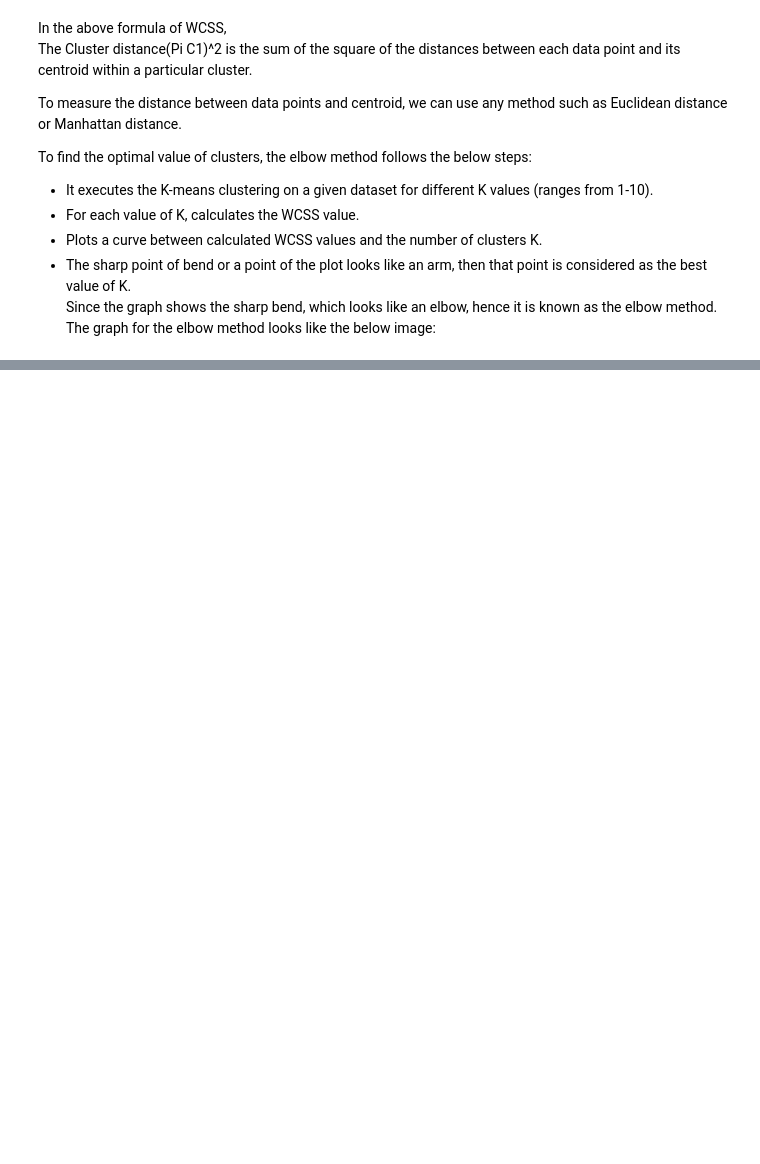
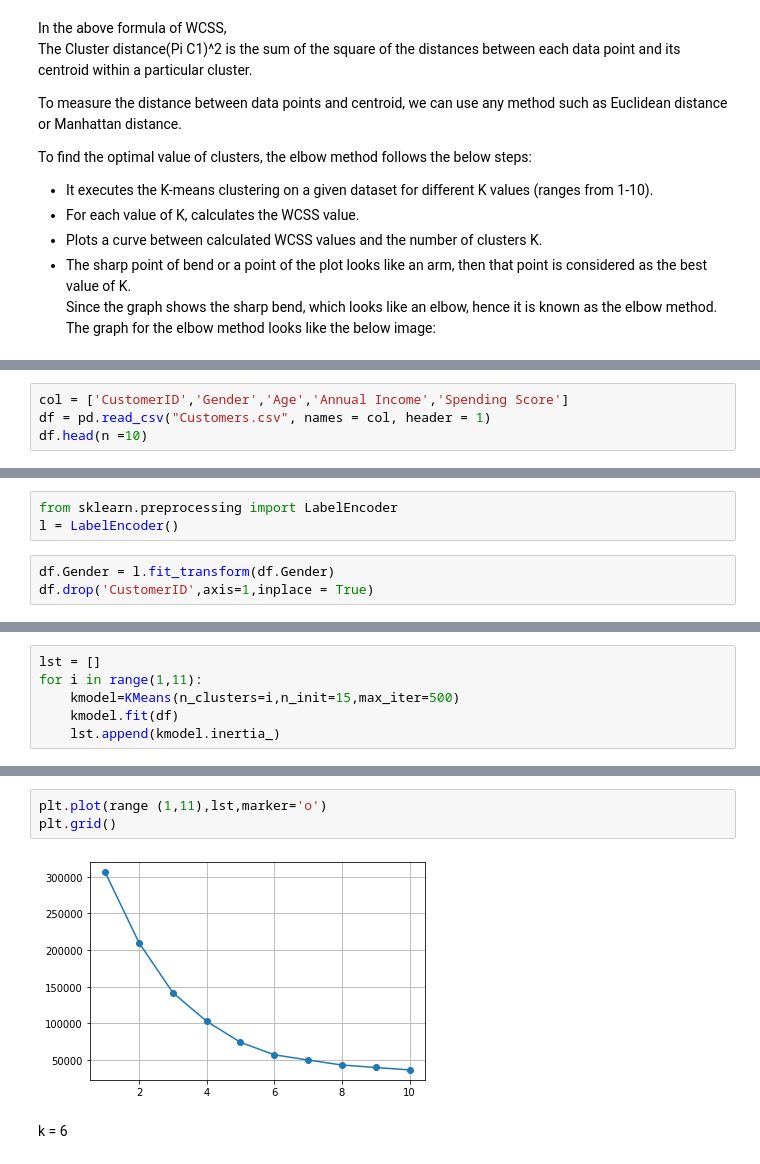
Before and after one commit to santushtigandhi/Machine-Learning, a Jupyter notebook: 9) K Means Clustering.ipynb, the cells around one changed output, grey strips where cells are left out. Saved outputs shown, nothing was run; the diff lists cells and outputs as text; blank space fills up the shorter version.

Commit message:
K Means Clustering

```diff
--- a/9) K Means Clustering.ipynb
+++ b/9) K Means Clustering.ipynb
@@ -112,0 +124,4 @@ Since the graph shows the sharp bend, which looks like an elbow, hence it is kno
+# %%
+col = ['CustomerID','Gender','Age','Annual Income','Spending Score']
+df = pd.read_csv("Customers.csv", names = col, header = 1)
+df.head(n =10)
@@ -112,0 +152,6 @@ Since the graph shows the sharp bend, which looks like an elbow, hence it is kno
+# %%
+from sklearn.preprocessing import LabelEncoder
+l = LabelEncoder()
+# %%
+df.Gender = l.fit_transform(df.Gender)
+df.drop('CustomerID',axis=1,inplace = True)
@@ -112,0 +172,6 @@ Since the graph shows the sharp bend, which looks like an elbow, hence it is kno
+# %%
+lst = []
+for i in range(1,11):
+    kmodel=KMeans(n_clusters=i,n_init=15,max_iter=500)
+    kmodel.fit(df)
+    lst.append(kmodel.inertia_)
@@ -112,0 +191,7 @@ Since the graph shows the sharp bend, which looks like an elbow, hence it is kno
+# %%
+plt.plot(range (1,11),lst,marker='o')
+plt.grid()
+# %% [output]
+[figure, added]
+# %% [markdown]
+k = 6
```
Also changed, not shown: parts of 11 cells of this notebook, 1 other file.
